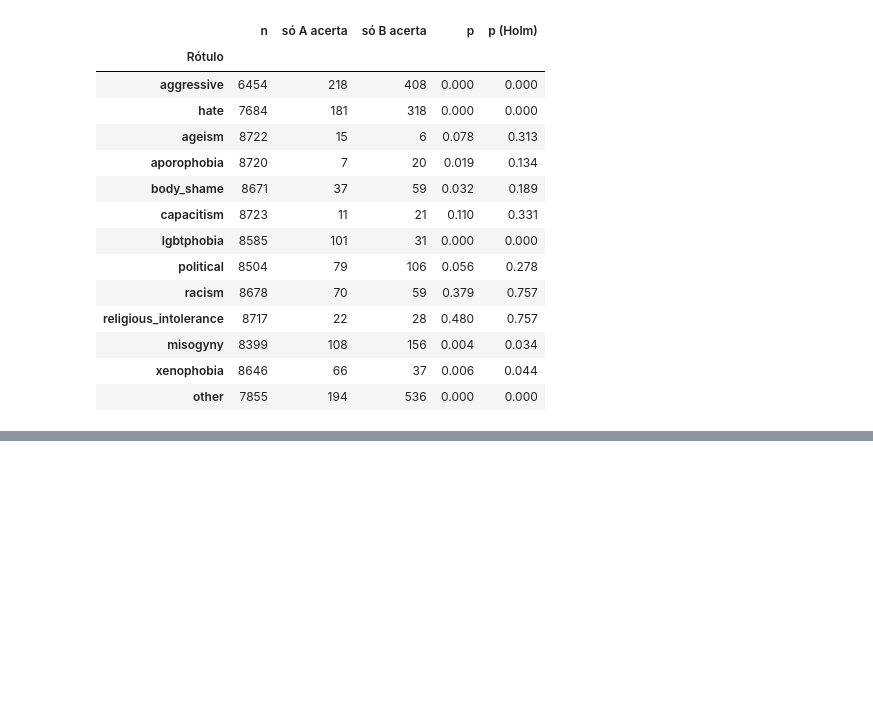
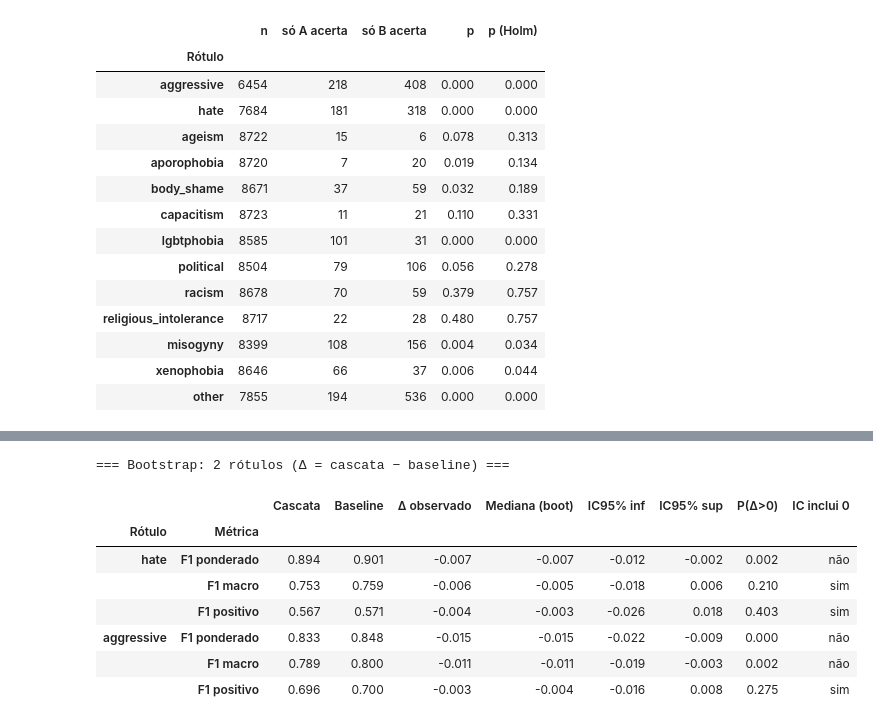
Before and after one commit to caio-bernardo/analise-crimesciberneticos, a Jupyter notebook: Notebooks/3_Simulacao_Oliveira.ipynb, the cells around one changed output, grey strips where cells are left out. Drawn from its saved outputs; the diff is of its cells as text; code cells hidden in the pictures; blank space fills up the shorter version.

```diff
--- a/Notebooks/3_Simulacao_Oliveira.ipynb
+++ b/Notebooks/3_Simulacao_Oliveira.ipynb
@@ -543,0 +579,40 @@ else:
+# %%
+# ---------- 2 rótulos (mesmas previsões da Tabela 4) ----------
+print("=== Bootstrap: 2 rótulos (Δ = cascata − baseline) ===")
+if not TEM_CASCATA_2:
+    print("Cascata (2 rótulos) não encontrada: bootstrap binário ignorado.")
+elif 'pred_base_hate' not in globals():
+    print("Rode antes a Parte B (baseline de 2 rótulos).")
+else:
+    n = len(y_true_total)
+    assert np.array_equal(y_true_total.max(1), y_true_total[:, 0]), "hate deveria ser subconjunto de aggressive"
+    W = pesos_bootstrap(n)
+    W1 = np.ones((1, n), dtype=np.float32)          # "reamostragem" identidade = estimativa observada
+    yp_casc = cascata(limiar_svm_calibrado)
+    comparacoes = {'hate':       (y_true_total[:, 1], yp_casc[:, 1],   pred_base_hate),
+                   'aggressive': (y_true_total[:, 0], yp_casc.max(1), pred_base_aggr)}
+    linhas = []
+    for nome, (y, p_c, p_b) in comparacoes.items():
+        obs_c, obs_b = metricas_binarias(y, p_c, W1), metricas_binarias(y, p_b, W1)
+        # confere a implementação vetorizada contra o sklearn (mesmos números da Tabela 4)
+        ref = metricas_oliveira(y, p_c)
+        assert abs(obs_c['F1 ponderado'][0] - ref['F1 (pond.)']) < 1e-5
+        assert abs(obs_c['F1 macro'][0] - ref['F1 macro']) < 1e-5
+        assert abs(obs_c['F1 positivo'][0] - ref['F1 classe positiva']) < 1e-5
+        boot_c, boot_b = metricas_binarias(y, p_c, W), metricas_binarias(y, p_b, W)
+        for m in boot_c:
+            linhas.append({'Rótulo': nome, 'Métrica': m,
+                           'Cascata': obs_c[m][0], 'Baseline': obs_b[m][0],
+                           **resumo_diferenca(obs_c[m][0] - obs_b[m][0], boot_c[m] - boot_b[m])})
+    tab_boot_bin = pd.DataFrame(linhas).set_index(['Rótulo', 'Métrica'])
+    display(tab_boot_bin.round(3))
+# %% [output]
+=== Bootstrap: 2 rótulos (Δ = cascata − baseline) ===
+|  |  | Cascata | Baseline | Δ observado | Mediana (boot) | IC95% inf | IC95% sup | P(Δ>0) | IC inclui 0 |
+| Rótulo | Métrica |  |  |  |  |  |  |  |  |
+| hate | F1 ponderado | 0.894 | 0.901 | -0.007 | -0.007 | -0.012 | -0.002 | 0.002 | não |
+|  | F1 macro | 0.753 | 0.759 | -0.006 | -0.005 | -0.018 | 0.006 | 0.210 | sim |
+|  | F1 positivo | 0.567 | 0.571 | -0.004 | -0.003 | -0.026 | 0.018 | 0.403 | sim |
+| aggressive | F1 ponderado | 0.833 | 0.848 | -0.015 | -0.015 | -0.022 | -0.009 | 0.000 | não |
+|  | F1 macro | 0.789 | 0.800 | -0.011 | -0.011 | -0.019 | -0.003 | 0.002 | não |
+|  | F1 positivo | 0.696 | 0.700 | -0.003 | -0.004 | -0.016 | 0.008 | 0.275 | sim |
```
Also changed, not shown: parts of 17 cells of this notebook.
